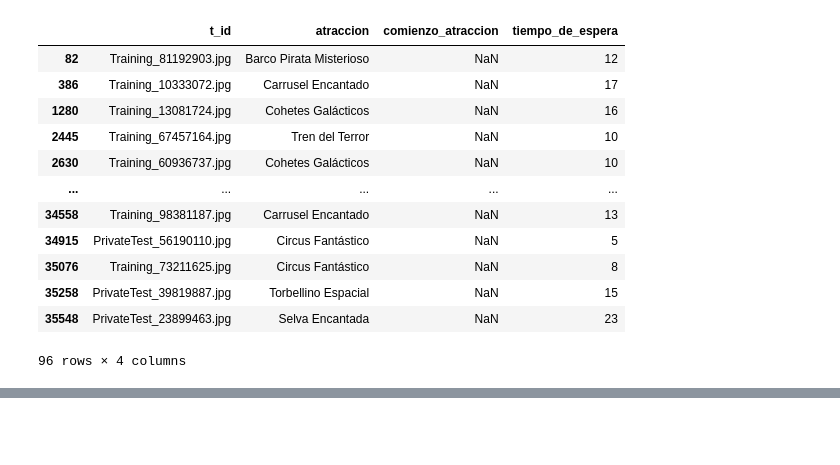
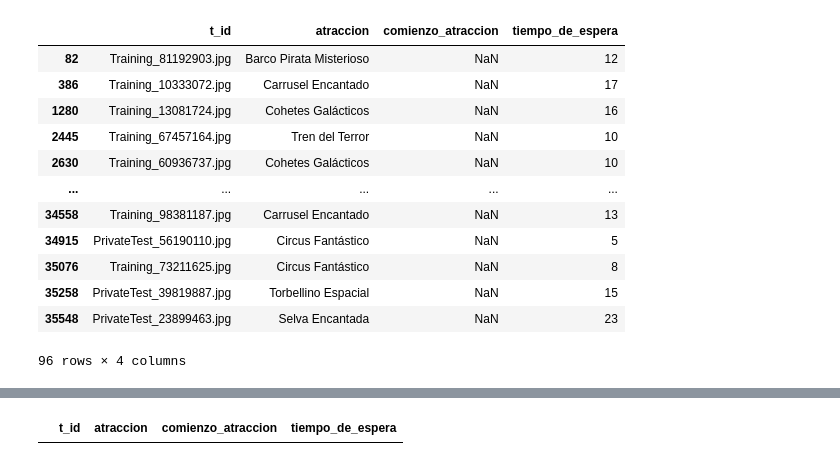
Before and after one commit to AdrianZabaleta/Reconocimiento_de_emociones, a Jupyter notebook: NoteBooks/atracciones.ipynb, the cells around one changed output, grey strips where cells are left out. Cells and saved outputs as stored; diff of their text form; code cells hidden in the pictures; blank space fills up the shorter version.

```diff
--- a/NoteBooks/atracciones.ipynb
+++ b/NoteBooks/atracciones.ipynb
@@ -97,0 +189,6 @@ df_atracciones[df_atracciones['comienzo_atraccion'].isnull()]
+# %%
+#Estamos creando una lista con las atracciones.
+atr=df_atracciones['atraccion'].unique()
+lista_atracciones=list(atr)
+lista_atracciones = [x for x in lista_atracciones if pd.notna(x)]
+#lista_atracciones.pop()#una solución un poco chapucera. No entiendo porque no me funciona lo de arriba.
@@ -97,0 +215,15 @@ df_atracciones[df_atracciones['comienzo_atraccion'].isnull()]
+# %%
+#Vamos a susutituir los valores nulos de la columna atracción mediante una selección aleatoria,
+#para ello utilizaremos un bucle for. Utilizaremos la lsita creada anteriormente.
+for i in range(len(df_atracciones)):
+    if pd.isnull(df_atracciones.loc[i, 'atraccion']):
+        df_atracciones.loc[i, 'atraccion'] = random.choice(lista_atracciones)
+# %%
+#De esta manera quitamos el valor str "nan" que se nos quedó de la interación anterior, al no haber eliminado "nan" de la lista.
+df_atracciones['atraccion'] = df_atracciones['atraccion'].replace("nan", random.choice(lista_atracciones))
+# %%
+df_atracciones['comienzo_atraccion']=df_atracciones['comienzo_atraccion'].abs()
+# %%
+df_atracciones[df_atracciones['atraccion'].isnull()]
+# %% [output]
+|  | t_id | atraccion | comienzo_atraccion | tiempo_de_espera |
```
Also changed, not shown: parts of 13 cells of this notebook, 6 other files.
